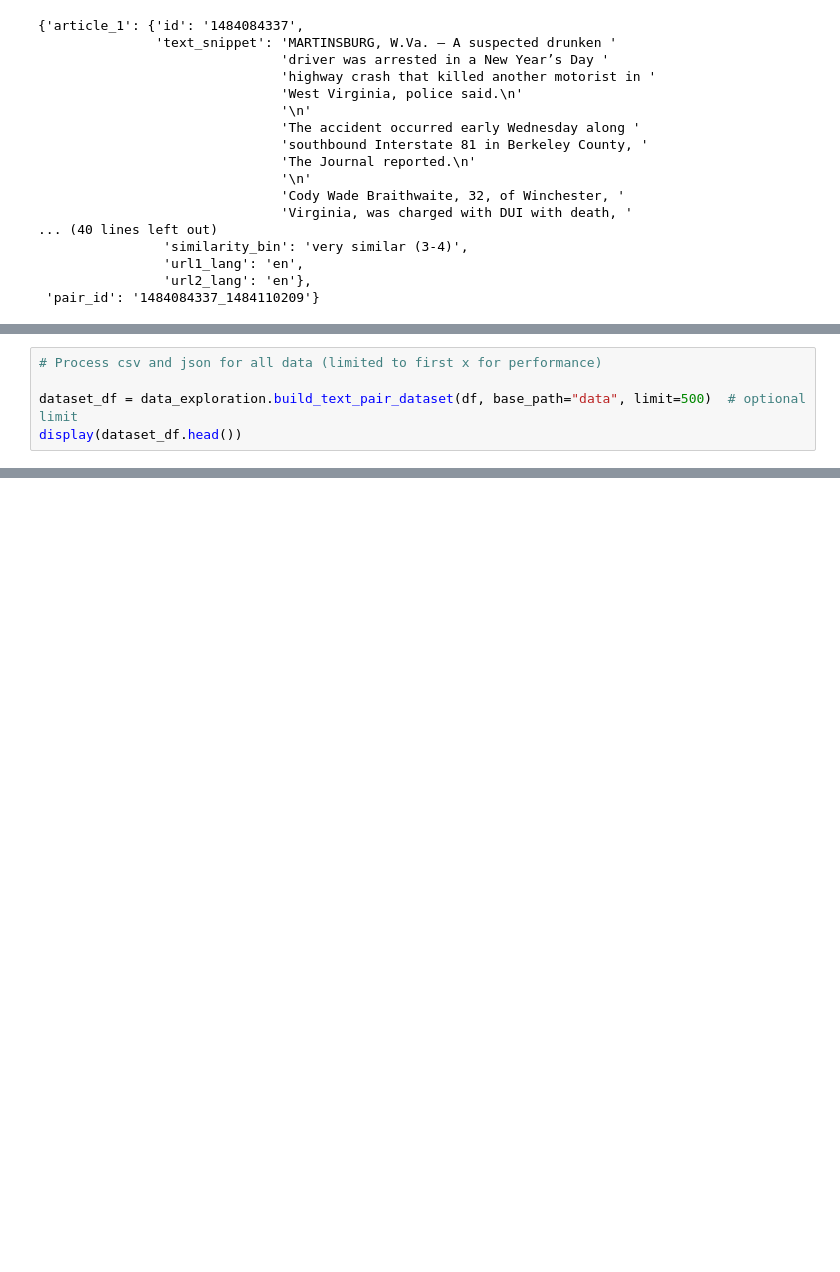
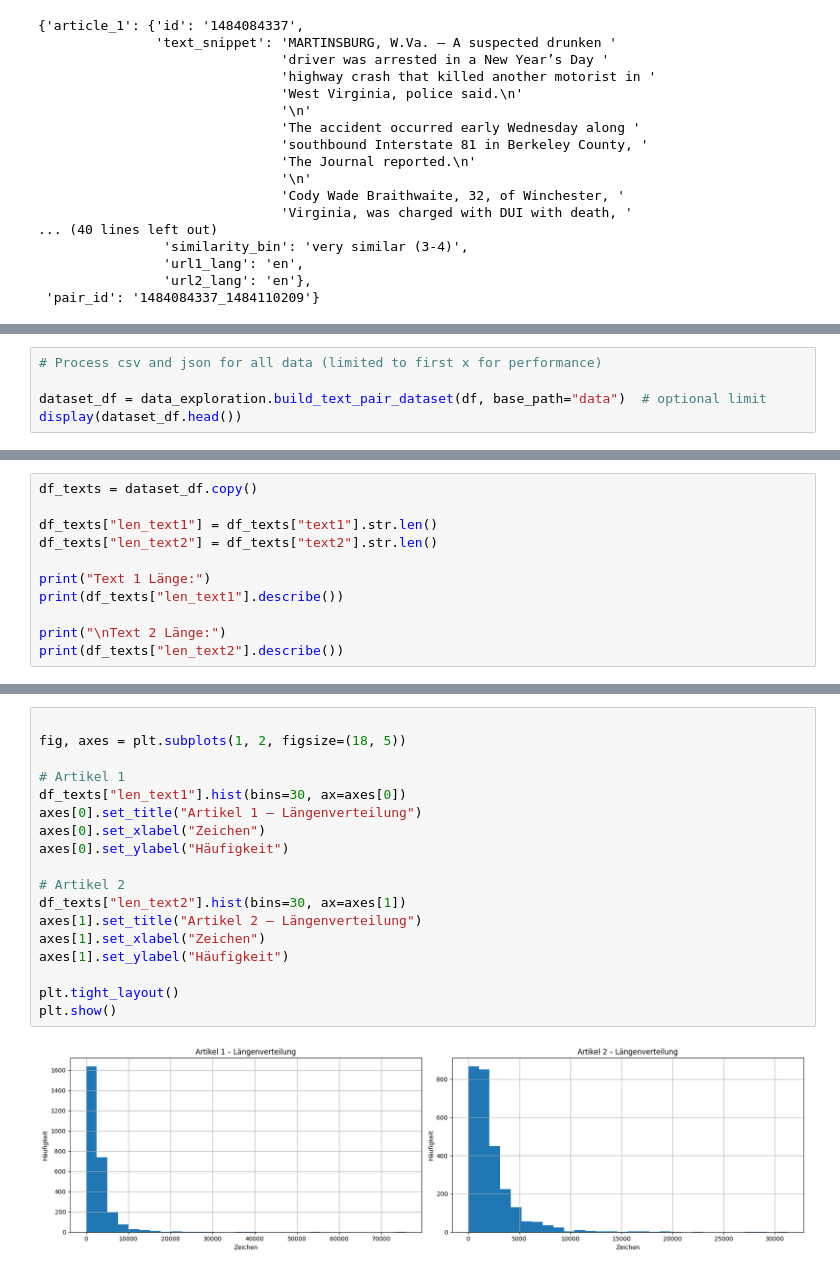
Before and after one commit to Eluminix/AI-Lab, a Jupyter notebook: Data Exploration.ipynb, the cells around one changed output, grey strips where cells are left out. Saved outputs shown, nothing was run; the diff lists cells and outputs as text; blank space fills up the shorter version.

Commit message:
Update Data Exploration (Text lengths)

```diff
--- a/Data Exploration.ipynb
+++ b/Data Exploration.ipynb
@@ -133,7 +141,7 @@ pprint(example_pair)
 # %%
 # Process csv and json for all data (limited to first x for performance)
 
-dataset_df = data_exploration.build_text_pair_dataset(df, base_path="data", limit=500)  # optional limit
+dataset_df = data_exploration.build_text_pair_dataset(df, base_path="data")  # optional limit
 display(dataset_df.head())
 # %% [output]
 |  | pair_id | title1 | text1 | title2 | text2 | label |
@@ -144,0 +157,11 @@ display(dataset_df.head())
+# %%
+df_texts = dataset_df.copy()
+
+df_texts["len_text1"] = df_texts["text1"].str.len()
+df_texts["len_text2"] = df_texts["text2"].str.len()
+
+print("Text 1 Länge:")
+print(df_texts["len_text1"].describe())
+
+print("\nText 2 Länge:")
+print(df_texts["len_text2"].describe())
@@ -144,0 +186,20 @@ display(dataset_df.head())
+# %%
+
+fig, axes = plt.subplots(1, 2, figsize=(18, 5))
+
+# Artikel 1
+df_texts["len_text1"].hist(bins=30, ax=axes[0])
+axes[0].set_title("Artikel 1 – Längenverteilung")
+axes[0].set_xlabel("Zeichen")
+axes[0].set_ylabel("Häufigkeit")
+
+# Artikel 2
+df_texts["len_text2"].hist(bins=30, ax=axes[1])
+axes[1].set_title("Artikel 2 – Längenverteilung")
+axes[1].set_xlabel("Zeichen")
+axes[1].set_ylabel("Häufigkeit")
+
+plt.tight_layout()
+plt.show()
+# %% [output]
+[figure, added]
```
Also changed, not shown: parts of 12 cells of this notebook.
